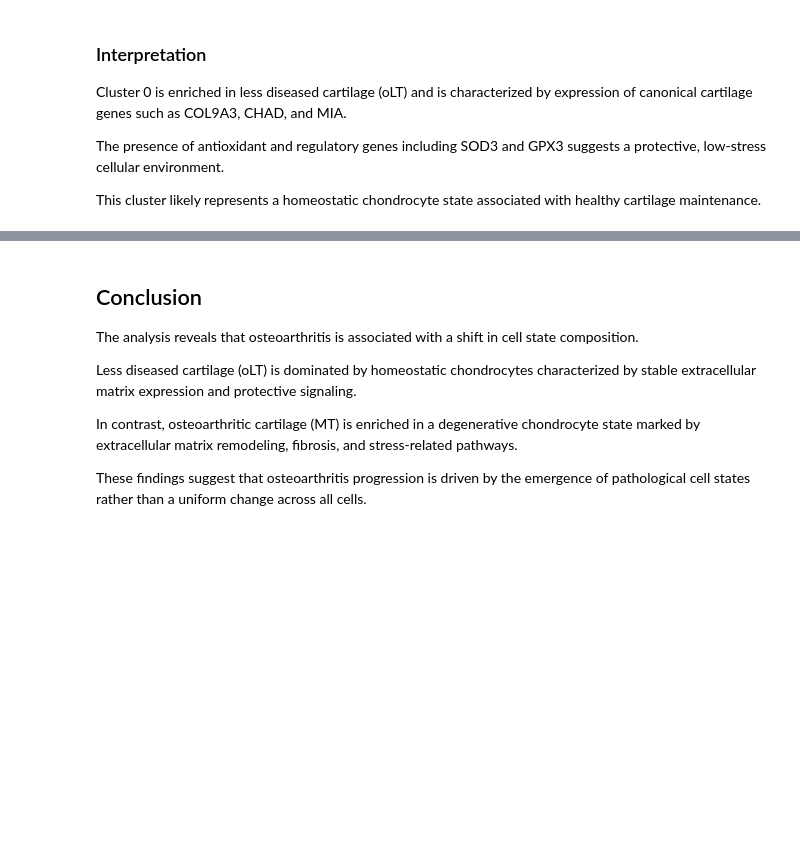
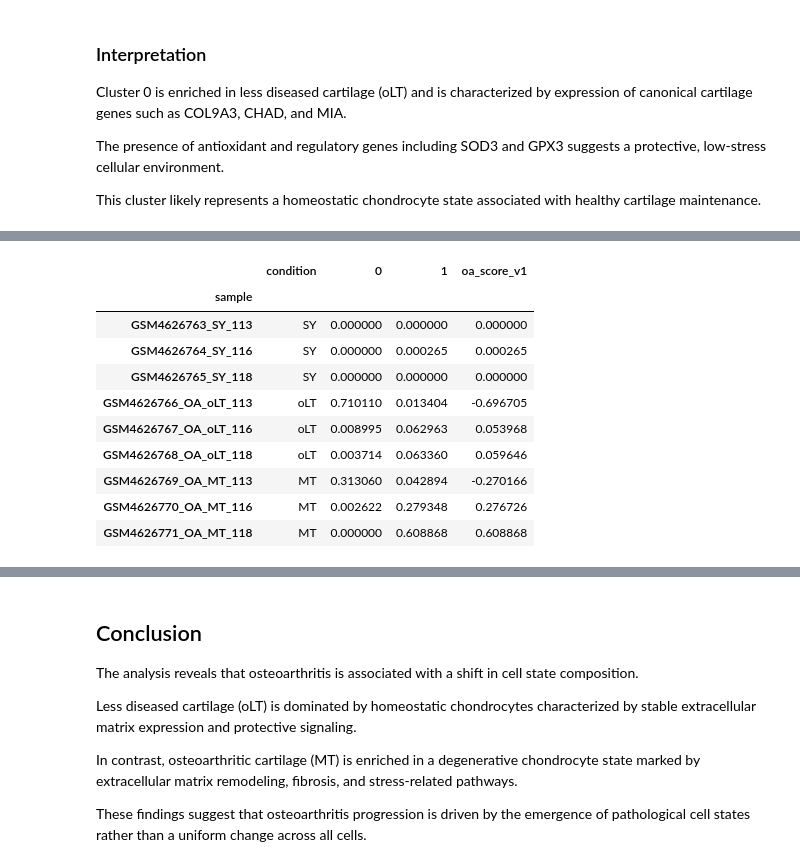
Before and after one commit to aw-kwok/oa-singlecell-methylation, a Jupyter notebook: notebooks/scRNA_analysis.ipynb, the cells around one changed output, grey strips where cells are left out. Saved outputs shown, nothing was run; the diff lists cells and outputs as text; code cells hidden in the pictures; blank space fills up the shorter version.

```diff
--- a/notebooks/scRNA_analysis.ipynb
+++ b/notebooks/scRNA_analysis.ipynb
@@ -120,0 +165,16 @@ This cluster likely represents a homeostatic chondrocyte state associated with h
+# %%
+cluster_props['oa_score_v1'] = cluster_props['1'] - cluster_props['0']
+
+cluster_props[['condition', '0', '1', 'oa_score_v1']]
+# %% [output]
+|  | condition | 0 | 1 | oa_score_v1 |
+| sample |  |  |  |  |
+| GSM4626763_SY_113 | SY | 0.000000 | 0.000000 | 0.000000 |
+| GSM4626764_SY_116 | SY | 0.000000 | 0.000265 | 0.000265 |
+| GSM4626765_SY_118 | SY | 0.000000 | 0.000000 | 0.000000 |
+| GSM4626766_OA_oLT_113 | oLT | 0.710110 | 0.013404 | -0.696705 |
+| GSM4626767_OA_oLT_116 | oLT | 0.008995 | 0.062963 | 0.053968 |
+| GSM4626768_OA_oLT_118 | oLT | 0.003714 | 0.063360 | 0.059646 |
+| GSM4626769_OA_MT_113 | MT | 0.313060 | 0.042894 | -0.270166 |
+| GSM4626770_OA_MT_116 | MT | 0.002622 | 0.279348 | 0.276726 |
+| GSM4626771_OA_MT_118 | MT | 0.000000 | 0.608868 | 0.608868 |
```
Also changed, not shown: parts of 12 cells of this notebook.
